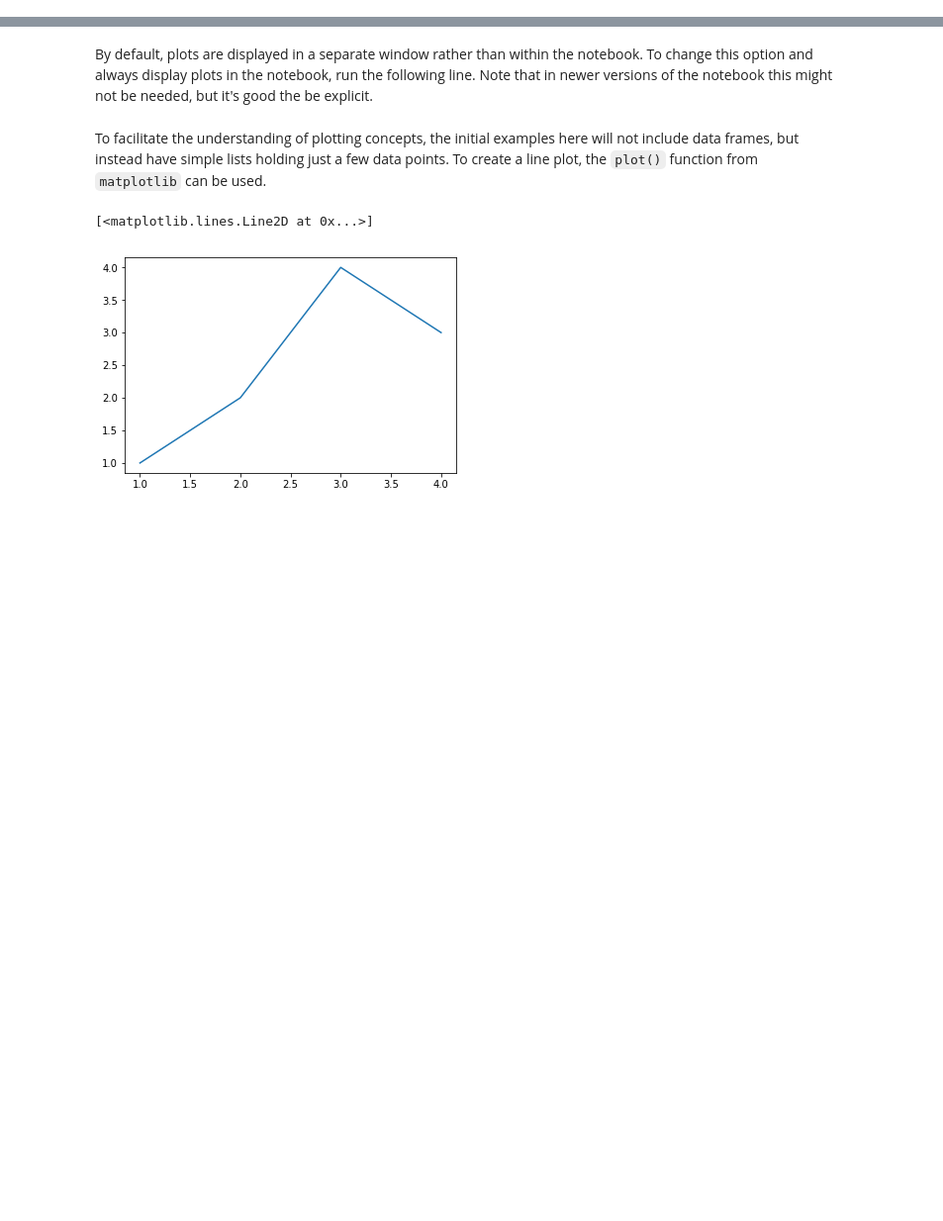
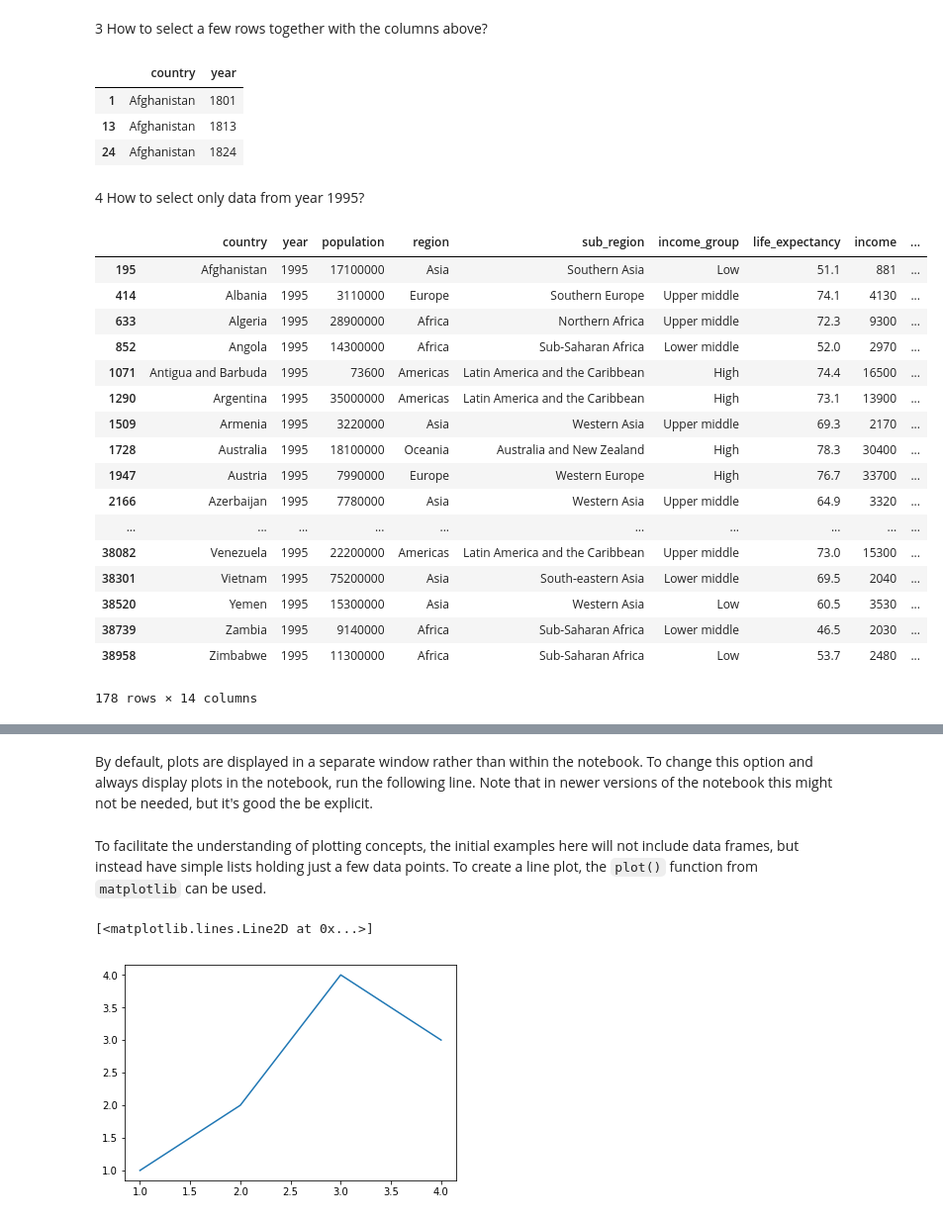
Before and after one commit to UofTCoders/2018-09-10-utoronto, a Jupyter notebook: code/3-dataviz-gapminder.ipynb, the cells around one changed output, grey strips where cells are left out. Shown at 99% size. Cells and saved outputs as stored; diff of their text form; code cells hidden in the pictures; blank space fills up the shorter version.

```diff
--- a/code/3-dataviz-gapminder.ipynb
+++ b/code/3-dataviz-gapminder.ipynb
@@ -0,0 +25,7 @@
+# %%
+import pandas as pd
+
+world_data = pd.read_csv('https://raw.githubusercontent.com/UofTCoders/2018-09-10-utoronto/gh-pages/data/world-data-gapminder.csv')
+
+# If saved locally yesterday:
+# surveys = pd.read_csv("world_data.csv")
@@ -0,0 +43,32 @@
+# %% [markdown]
+3 How to select a few rows together with the columns above?
+# %%
+world_data.loc[[1, 13, 24], ['country', 'year']]
+# %% [output]
+|  | country | year |
+| 1 | Afghanistan | 1801 |
+| 13 | Afghanistan | 1813 |
+| 24 | Afghanistan | 1824 |
+# %% [markdown]
+4 How to select only data from year 1995?
+# %%
+world_data.loc[world_data['year'] == 1995]
+# %% [output]
+|  | country | year | population | region | sub_region | income_group | life_expectancy | income | ... |
+| 195 | Afghanistan | 1995 | 17100000 | Asia | Southern Asia | Low | 51.1 | 881 | ... |
+| 414 | Albania | 1995 | 3110000 | Europe | Southern Europe | Upper middle | 74.1 | 4130 | ... |
+| 633 | Algeria | 1995 | 28900000 | Africa | Northern Africa | Upper middle | 72.3 | 9300 | ... |
+| 852 | Angola | 1995 | 14300000 | Africa | Sub-Saharan Africa | Lower middle | 52.0 | 2970 | ... |
+| 1071 | Antigua and Barbuda | 1995 | 73600 | Americas | Latin America and the Caribbean | High | 74.4 | 16500 | ... |
+| 1290 | Argentina | 1995 | 35000000 | Americas | Latin America and the Caribbean | High | 73.1 | 13900 | ... |
+| 1509 | Armenia | 1995 | 3220000 | Asia | Western Asia | Upper middle | 69.3 | 2170 | ... |
+| 1728 | Australia | 1995 | 18100000 | Oceania | Australia and New Zealand | High | 78.3 | 30400 | ... |
+| 1947 | Austria | 1995 | 7990000 | Europe | Western Europe | High | 76.7 | 33700 | ... |
+| 2166 | Azerbaijan | 1995 | 7780000 | Asia | Western Asia | Upper middle | 64.9 | 3320 | ... |
+| ... | ... | ... | ... | ... | ... | ... | ... | ... | ... |
+| 38082 | Venezuela | 1995 | 22200000 | Americas | Latin America and the Caribbean | Upper middle | 73.0 | 15300 | ... |
+| 38301 | Vietnam | 1995 | 75200000 | Asia | South-eastern Asia | Lower middle | 69.5 | 2040 | ... |
+| 38520 | Yemen | 1995 | 15300000 | Asia | Western Asia | Low | 60.5 | 3530 | ... |
+| 38739 | Zambia | 1995 | 9140000 | Africa | Sub-Saharan Africa | Lower middle | 46.5 | 2030 | ... |
+| 38958 | Zimbabwe | 1995 | 11300000 | Africa | Sub-Saharan Africa | Low | 53.7 | 2480 | ... |
+178 rows × 14 columns
```
Also changed, not shown: parts of 10 cells of this notebook.
